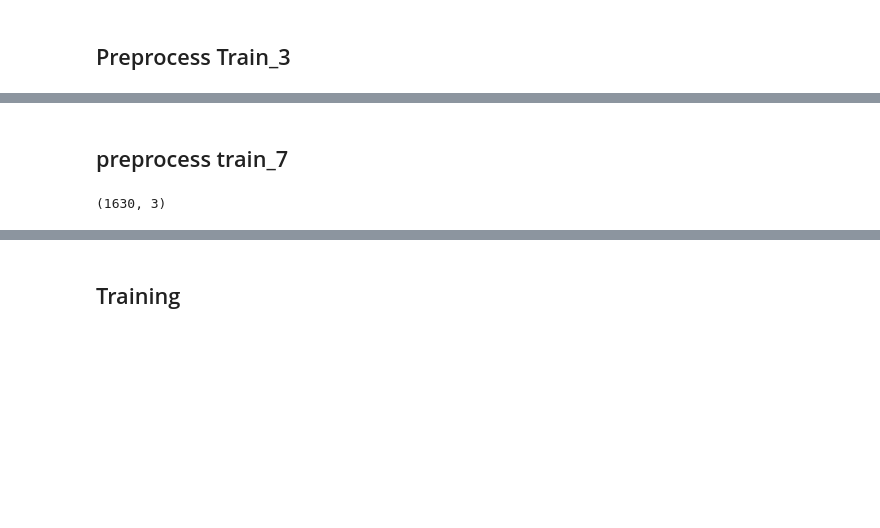
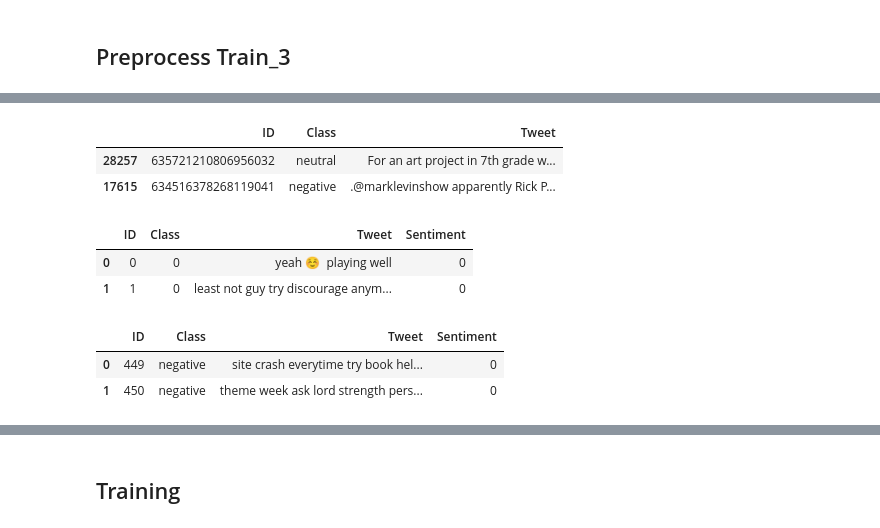
Before and after one commit to Garfounkel/sentiment_analysis, a Jupyter notebook: tp1.ipynb, the cells around one changed output, grey strips where cells are left out. Drawn from its saved outputs; the diff is of its cells as text; code cells hidden in the pictures; blank space fills up the shorter version.

```diff
--- a/tp1.ipynb
+++ b/tp1.ipynb
@@ -155,0 +183,20 @@ tweets.sample(5)['Tweet'].iloc[0]
+# %%
+tweets_7['Sentiment'] = tweets_7['Class']
+tweets_7['Tweet'] = tweets_7['Tweet'].apply(lambda x: standardization(x))
+# %%
+tweets_3_test['Sentiment'] = tweets_3_test['Class'].apply(lambda x: {'negative': 0, 'neutral': 1, 'positive': 2}[x])
+tweets_3_test['Tweet'] = tweets_3_test['Tweet'].apply(lambda x: standardization(x))
+# %%
+display(tweets.sample(2))
+display(tweets_7.head(2))
+display(tweets_3_test.head(2))
+# %% [output]
+|  | ID | Class | Tweet |
+| 28257 | 635721210806956032 | neutral | For an art project in 7th grade w... |
+| 17615 | 634516378268119041 | negative | .@marklevinshow apparently Rick P... |
+|  | ID | Class | Tweet | Sentiment |
+| 0 | 0 | 0 | yeah ☺ ️ playing well | 0 |
+| 1 | 1 | 0 | least not guy try discourage anym... | 0 |
+|  | ID | Class | Tweet | Sentiment |
+| 0 | 449 | negative | site crash everytime try book hel... | 0 |
+| 1 | 450 | negative | theme week ask lord strength pers... | 0 |
@@ -156,10 +207,2 @@ tweets.sample(5)['Tweet'].iloc[0]
 # %%
 tweets.to_feather('pickles/train_3.feather')
-# %% [markdown]
-## preprocess train_7
-# %%
-tweets = pd.read_csv(train_7, sep='\t', names=['ID', 'Class', 'Tweet'])
-
-tweets.shape
-# %% [output]
-(1630, 3)
```
Also changed, not shown: parts of 55 cells of this notebook, 5 other files.
